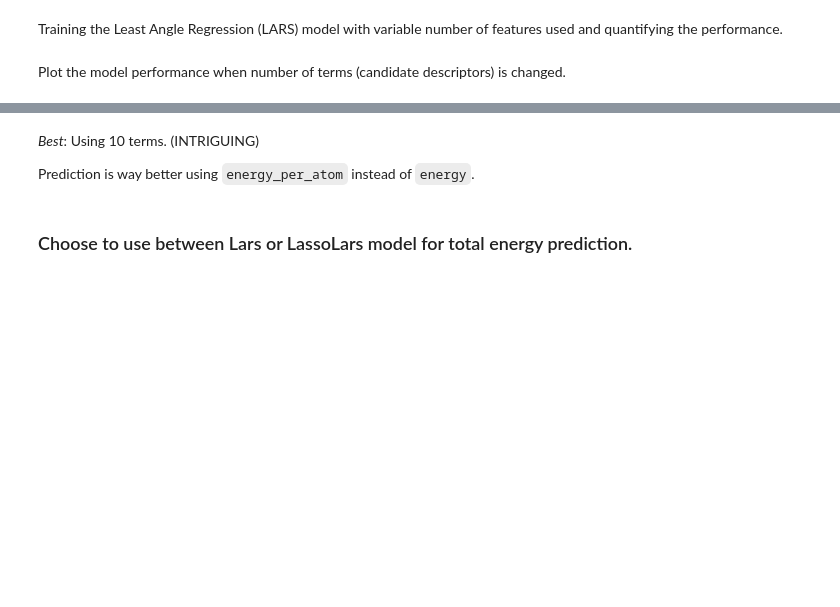
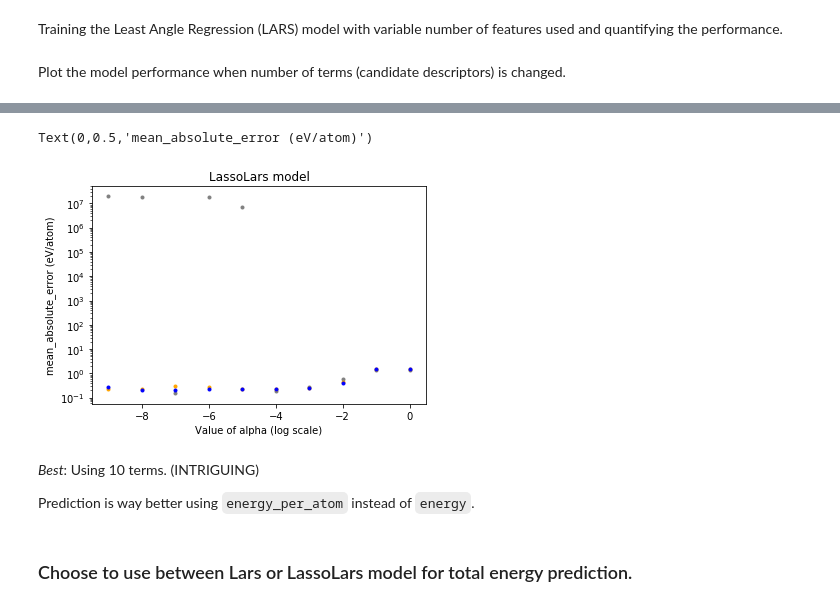
Before and after one commit to globus-labs/materials-ml-benchmarking, a Jupyter notebook: deml/Deml_02_prediction.ipynb, the cells around one changed output, grey strips where cells are left out. Cells and saved outputs as stored; diff of their text form; code cells hidden in the pictures; blank space fills up the shorter version.

```diff
--- a/deml/Deml_02_prediction.ipynb
+++ b/deml/Deml_02_prediction.ipynb
@@ -80,7 +80,8 @@ kfold = KFold(10, shuffle=True)
 # %% [markdown]
 Number of terms (candidate descriptors) to be used
 # %%
-# num_features = range(10, data.shape[1], 25)
+# num_features = range(10, data.shape[1], 10)
+alpha = range(-9, 1, 1)
 num_features = range(1, 10)
 # %% [markdown]
 Initializing mean absolute error, mean squared error and R2 score
@@ -131,0 +139,14 @@ fig.subplots_adjust(hspace=0.01)
+# %%
+import warnings
+with warnings.catch_warnings():
+    warnings.simplefilter("ignore")
+    for i in alpha:
+        selector = LassoLars(alpha=10**i)
+        selector = selector.fit(x_train, y_train)
+        cv_train = cross_val_predict(selector, x_train, y_train, cv=kfold)
+        cv_val = cross_val_predict(selector, x_val, y_val, cv=kfold)
+        cv_test = cross_val_predict(selector, x_test, y_test, cv=kfold)
+        for scorer in ['r2_score', 'mean_absolute_error', 'mean_squared_error']:
+            score_train[scorer].append(getattr(metrics,scorer)(y_train, cv_train))
+            score_val[scorer].append(getattr(metrics,scorer)(y_val, cv_val))
+            score_test[scorer].append(getattr(metrics,scorer)(y_test, cv_test))
@@ -132,3 +171,16 @@ fig.subplots_adjust(hspace=0.01)
+# %%
+plt.title("LassoLars model")
+metric = "mean_absolute_error"
+plt.scatter(alpha, score_train[metric], c='grey', marker='.', label='Training')
+plt.scatter(alpha, score_val[metric], c='orange', marker='.', label='Validation')
+plt.scatter(alpha, score_test[metric], c='blue', marker='.', label='Testing')
+plt.yscale('log')
+
+plt.xlabel("Value of alpha (log scale)")
+plt.ylabel("%s (eV/atom)" %metric)
+# %% [output]
+Text(0,0.5,'mean_absolute_error (eV/atom)')
+[figure, added]
 # %% [markdown]
 _Best_: Using 10 terms. (INTRIGUING)
 
```
Also changed, not shown: parts of 42 cells of this notebook, 2 other files.
